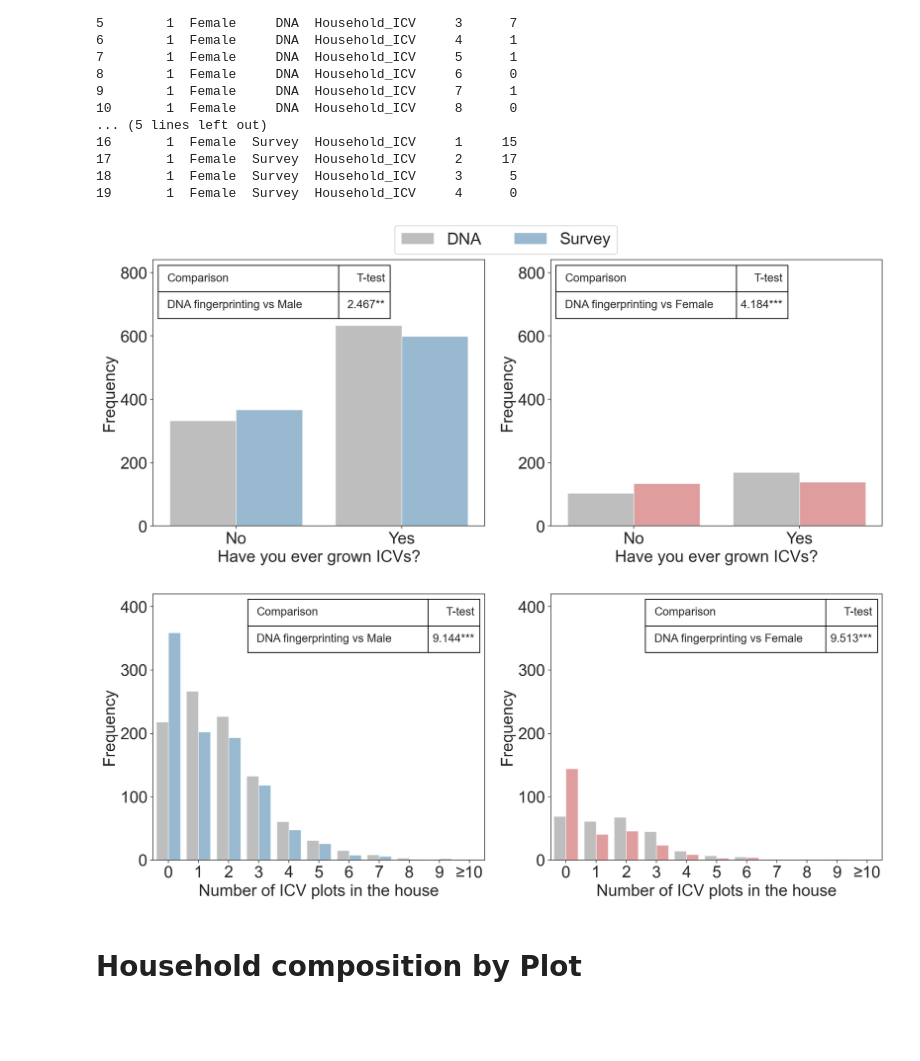
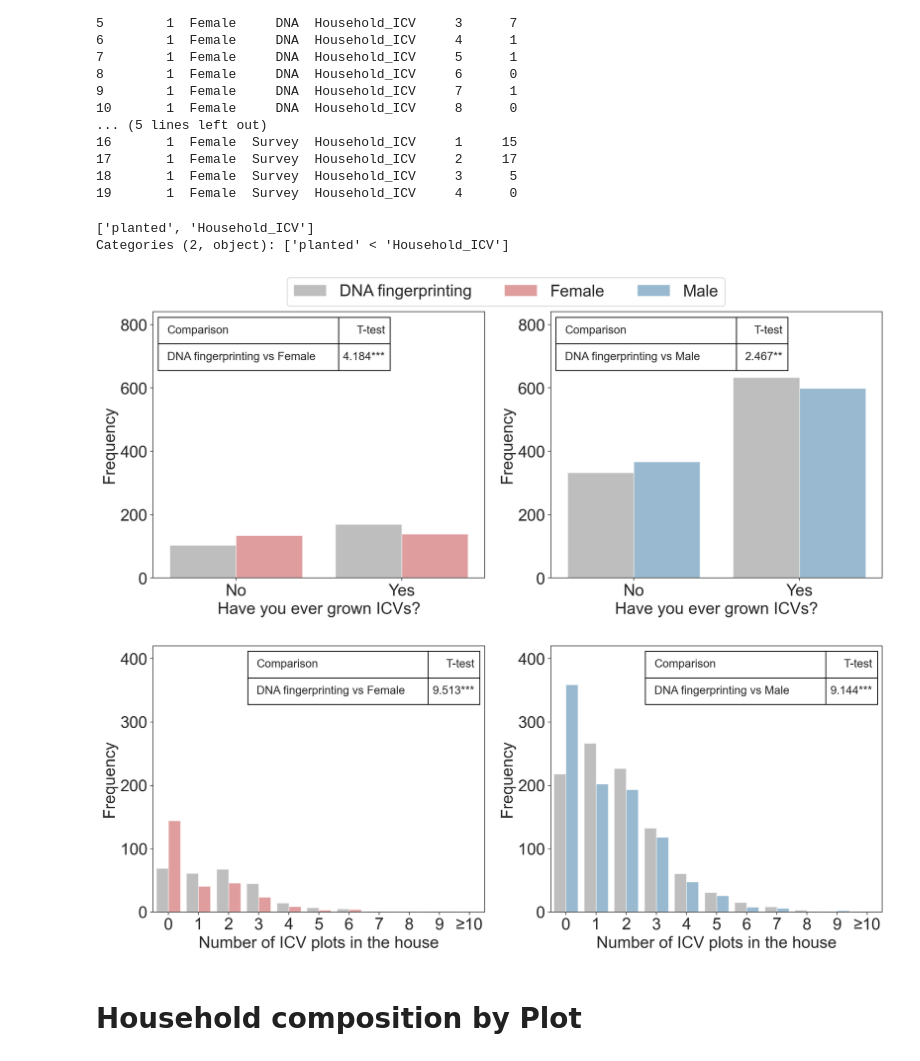
Before and after one commit to japrietov/Technology-Adoption, a Jupyter notebook: Code/Final graphs (Python).ipynb, the cells around one changed output. Drawn from its saved outputs; the diff is of its cells as text; code cells hidden in the pictures; blank space fills up the shorter version.

```diff
--- a/Code/Final graphs (Python).ipynb
+++ b/Code/Final graphs (Python).ipynb
@@ -310,7 +340,8 @@ for zone in summary['ZoneID'].unique():
     ax1[1].set_ylim(0, 130)
     ax1[0].set_yticks([i for i in range(0, 260, 50)])
     ax1[1].set_yticks([i for i in range(0, 130, 20)])
-    # if zone == 1:
-    #     fig1.legend(h, l, loc='upper center', ncols=3, bbox_to_anchor=(0.5, 1))
+    if zone == 1:
+        fig1.legend(h, l, loc='upper center', ncols=3, bbox_to_anchor=(0.5, 1))
+
     fig1.savefig(f"../Manuscript/Figures/Figure_3_{update_zone(zone)}.pdf", dpi=600, bbox_inches='tight' )
 # %% [output]
@@ -446,7 +477,7 @@ df_DNA.keys()
 
 df_M = df_CMS_HH_DNA[df_CMS_HH_DNA['A02_Sex'] == 'Male']#[['Total ICV - Survey', 'Total ICV - DNA', 'Y/N ICV - DNA']]
 df_F = df_CMS_HH_DNA[df_CMS_HH_DNA['A02_Sex'] == 'Female']#[['Total ICV - Survey', 'Total ICV - DNA', ]]
-
+print(summary_cms['variable'].unique())
 for index, var in enumerate(summary_cms['variable'].unique()):
 
     fig1, ax1 = plt.subplots(1, 2, figsize=(16,6), dpi=200)
@@ -459,11 +490,11 @@ for index, var in enumerate(summary_cms['variable'].unique()):
 
 
     sns.barplot(df_all_plot_summary_cms[(df_all_plot_summary_cms['A02_Sex'] == 'Male')], x='level',  y='count',
-                    ax = ax1[0],
+                    ax = ax1[1],
                     hue="source", errorbar=None, palette=["C7", "C0"], alpha=0.5)
 
     sns.barplot(df_all_plot_summary_cms[(df_all_plot_summary_cms['A02_Sex'] == 'Female')], x='level',  y='count',
-                    ax = ax1[1],
+                    ax = ax1[0],
                     hue="source", errorbar=None, palette=["C7", "C3"], alpha=0.5)
 
     # ax1[0].set_title('Male')
@@ -473,7 +504,7 @@ for index, var in enumerate(summary_cms['variable'].unique()):
     data = []
     data.append(['DNA fingerprinting vs Male', convert_pvalue(ttest_HM[0], ttest_HM[1])])
     df_ttest = pd.DataFrame(data, columns = ['Comparison', 'T-test'])
-    the_table = ax1[0].table(cellText=df_ttest.values, colLabels=df_ttest.columns,
+    the_table = ax1[1].table(cellText=df_ttest.values, colLabels=df_ttest.columns,
               colLoc='right', colWidths=[0.7, 0.2], bbox = bbox_place,  zorder=10)
     the_table.auto_set_font_size(False)
     the_table.set_fontsize(14)
@@ -487,7 +518,7 @@ for index, var in enumerate(summary_cms['variable'].unique()):
     data = []
     data.append(['DNA fingerprinting vs Female', convert_pvalue(ttest_HF[0], ttest_HF[1])])
     df_ttest = pd.DataFrame(data, columns = ['Comparison', 'T-test'])
-    the_table = ax1[1].table(cellText=df_ttest.values, colLabels=df_ttest.columns,
+    the_table = ax1[0].table(cellText=df_ttest.values, colLabels=df_ttest.columns,
               colLoc='right', colWidths=[0.7, 0.2], bbox = bbox_place,  zorder=10)
     the_table.auto_set_font_size(False)
     the_table.set_fontsize(14)
@@ -496,36 +527,38 @@ for index, var in enumerate(summary_cms['variable'].unique()):
     for i in range(len(df_ttest.values)):
         set_pad_for_column(the_table, i)
 
 
     ax1[0].set_ylabel('Frequency')
     ax1[1].set_ylabel('Frequency')
 
-    h, l = ax1[0].get_legend_handles_labels()
+    # h, l = ax1[0].get_legend_handles_labels()
     ax1[0].legend_.remove()
     ax1[1].legend_.remove()
 
 
     if index == 0:
         fig1.legend(h, l, loc='upper center', ncols=3, bbox_to_anchor=(0.5, 1))
         ax1[0].set_ylim(0, 840)
         ax1[1].set_ylim(0, 840)
         ax1[0].set_yticks([i for i in range(0, 810, 200)])
         ax1[1].set_yticks([i for i in range(0, 810, 200)])
         ax1[0].set_xlabel('Have you ever grown ICVs?' )
         ax1[1].set_xlabel('Have you ever grown ICVs?' )
 
     else:
         ax1[0].set_ylim(0, 420)
         ax1[1].set_ylim(0, 420)
         ax1[0].set_yticks([i for i in range(0, 410, 100)])
         ax1[1].set_yticks([i for i in range(0, 410, 100)])
         ax1[0].set_xlabel('Number of ICV plots in the house' )
         ax1[1].set_xlabel('Number of ICV plots in the house')
 
     fig1.savefig(f"../Manuscript/Figures/Figure_4_{var}.pdf", dpi=600, bbox_inches='tight' )
 # %% [output]
+['planted', 'Household_ICV']
+Categories (2, object): ['planted' < 'Household_ICV']
-[figure, old version]
+[figure, new version]
-[figure, old version]
+[figure, new version]
 # %% [markdown]
 # Household composition by Plot
 # %%
```
Also changed, not shown: parts of 6 cells of this notebook, 15 other files.
